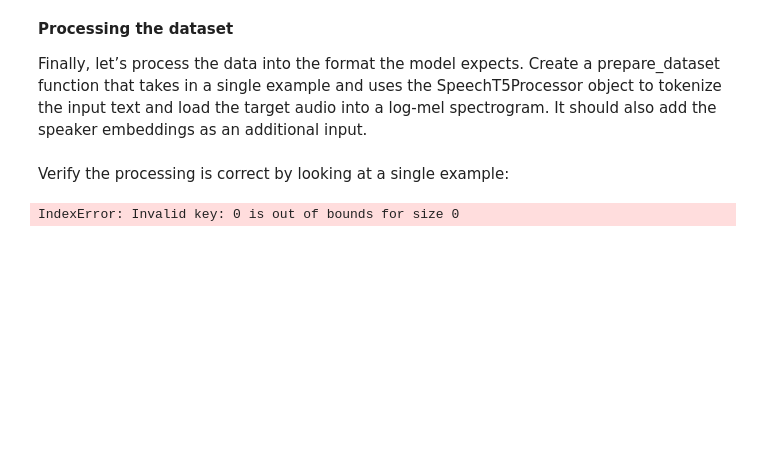
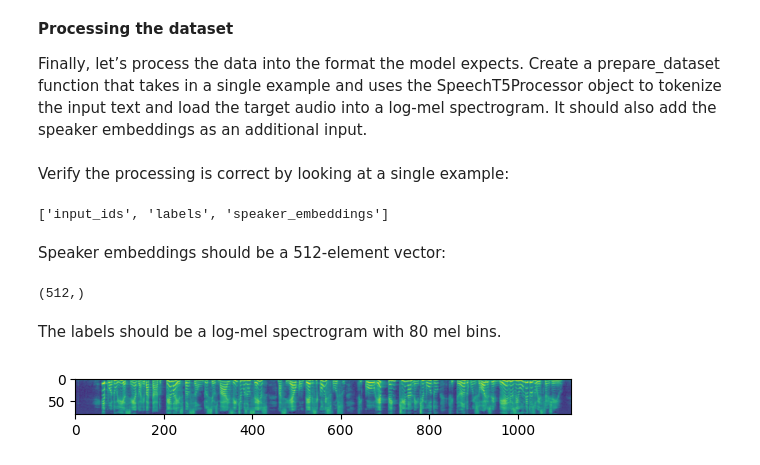
Before and after one commit to rlimonta/hf-audio-course, a Jupyter notebook: UNIT_06/02_fine_tunning_tts_model.ipynb, the cells around one changed output. Saved outputs shown, nothing was run; the diff lists cells and outputs as text; code cells hidden in the pictures; blank space fills up the shorter version.

```diff
--- a/UNIT_06/02_fine_tunning_tts_model.ipynb
+++ b/UNIT_06/02_fine_tunning_tts_model.ipynb
@@ -169,7 +162,7 @@ plt.show()
 The histogram reveals that approximately one-third of the speakers in the dataset have fewer than 100 examples, while around ten speakers have more than 500 examples. To improve training efficiency and balance the dataset, we can limit the data to speakers with between 100 and 400 examples.
 # %%
 def select_speaker(speaker_id):
-    return 100 <= speaker_counts[speaker_id] <= 400
+    return 2000 <= speaker_counts[speaker_id] <= 5000
 
 dataset = dataset.filter(select_speaker, input_columns=["speaker_id"])
 # %% [markdown]
@@ -283,4 +260,20 @@ Verify the processing is correct by looking at a single example:
 processed_example = prepare_dataset(dataset[0])
 list(processed_example.keys())
 # %% [output]
-IndexError: Invalid key: 0 is out of bounds for size 0
+['input_ids', 'labels', 'speaker_embeddings']
+# %% [markdown]
+Speaker embeddings should be a 512-element vector:
+# %%
+processed_example["speaker_embeddings"].shape
+# %% [output]
+(512,)
+# %% [markdown]
+The labels should be a log-mel spectrogram with 80 mel bins.
+# %%
+import matplotlib.pyplot as plt
+
+plt.figure()
+plt.imshow(processed_example["labels"].T)
+plt.show()
+# %% [output]
+[figure, added]
```
Also changed, not shown: parts of 43 cells of this notebook.
